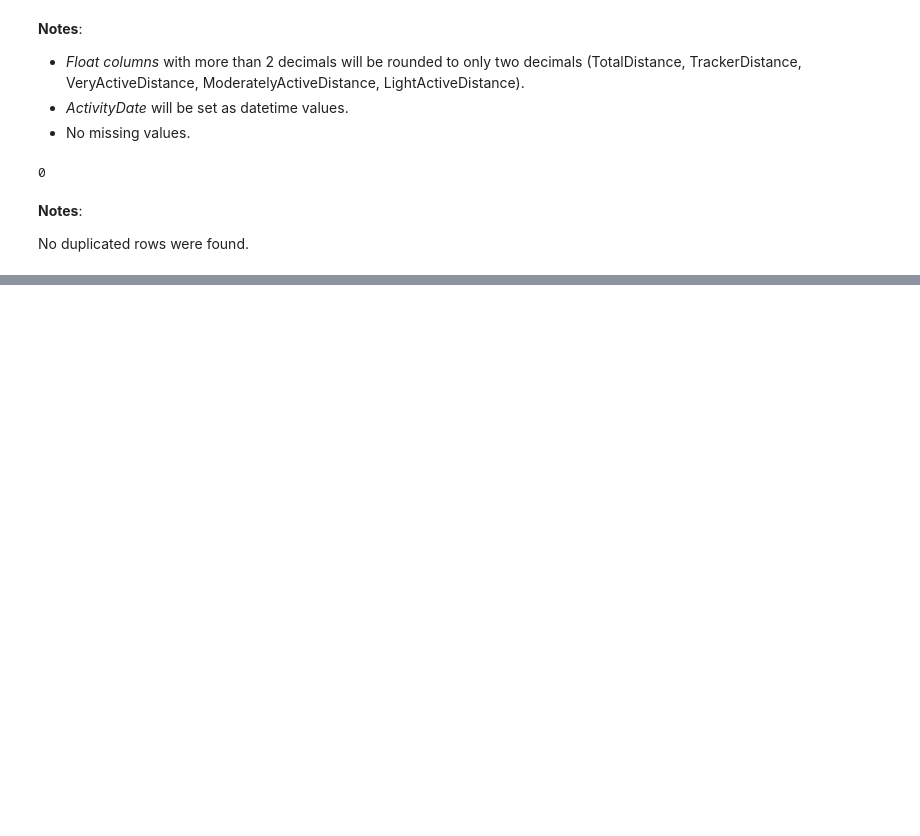
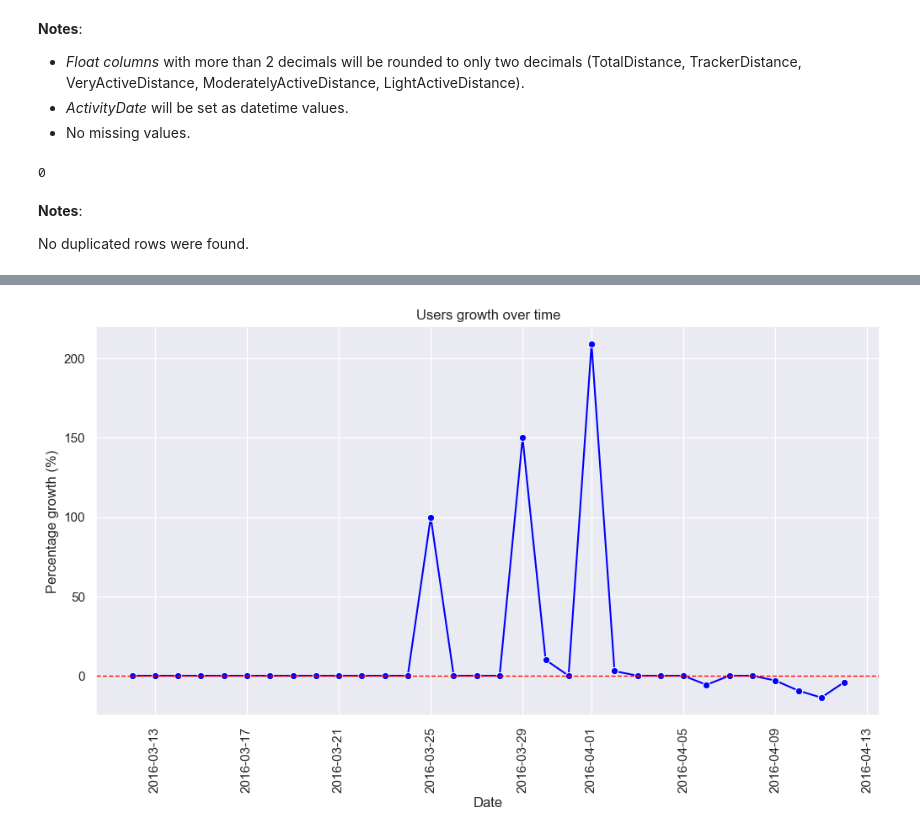
Before and after one commit to Alop89/fit_app_data_analysis, a Jupyter notebook: notebook_/fit_app_project.ipynb, the cells around one changed output, grey strips where cells are left out. Drawn from its saved outputs; the diff is of its cells as text; code cells hidden in the pictures; blank space fills up the shorter version.

```diff
--- a/notebook_/fit_app_project.ipynb
+++ b/notebook_/fit_app_project.ipynb
@@ -130,0 +173,18 @@ No duplicated rows were found.
+# %%
+# Users growth
+users_per_date['%_growth'] = users_per_date['Users'].pct_change()* 100
+users_per_date['%_growth'] = users_per_date['%_growth'].fillna(0).round(2)
+
+
+# grpahh users growth
+plt.figure(figsize=(12, 6))
+sns.set_theme(style="darkgrid")
+sns.lineplot(x='ActivityDate', y='%_growth', data=users_per_date, marker='o', color='blue')
+plt.title('Users growth over time')
+plt.xlabel('Date')
+plt.ylabel('Percentage growth (%)')
+plt.xticks(rotation=90)
+plt.axhline(0, color='red', linestyle='--', linewidth=1)
+plt.show()
+# %% [output]
+[figure, added]
```
Also changed, not shown: parts of 22 cells of this notebook.
